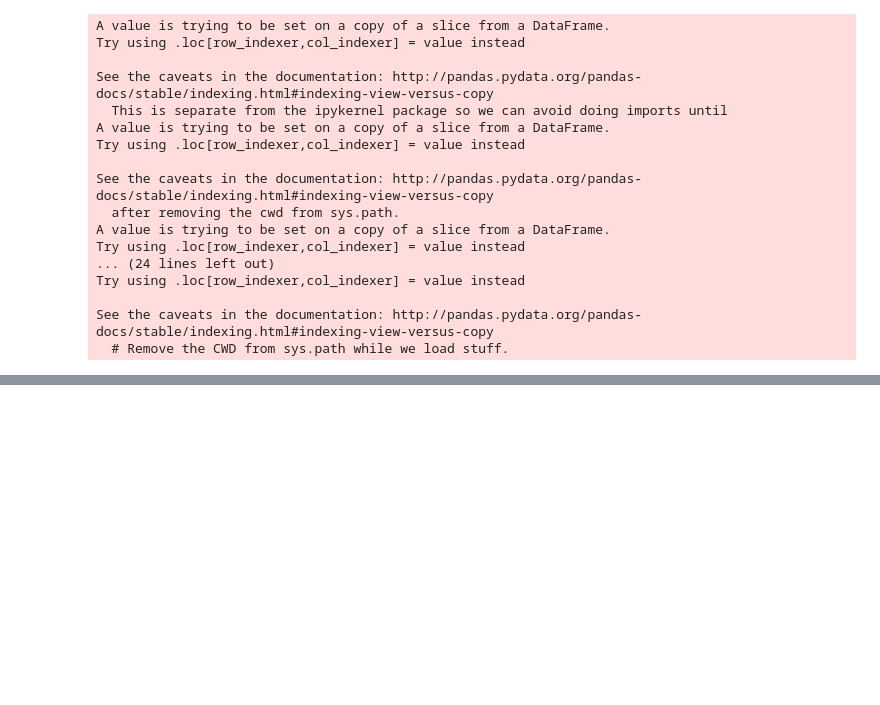
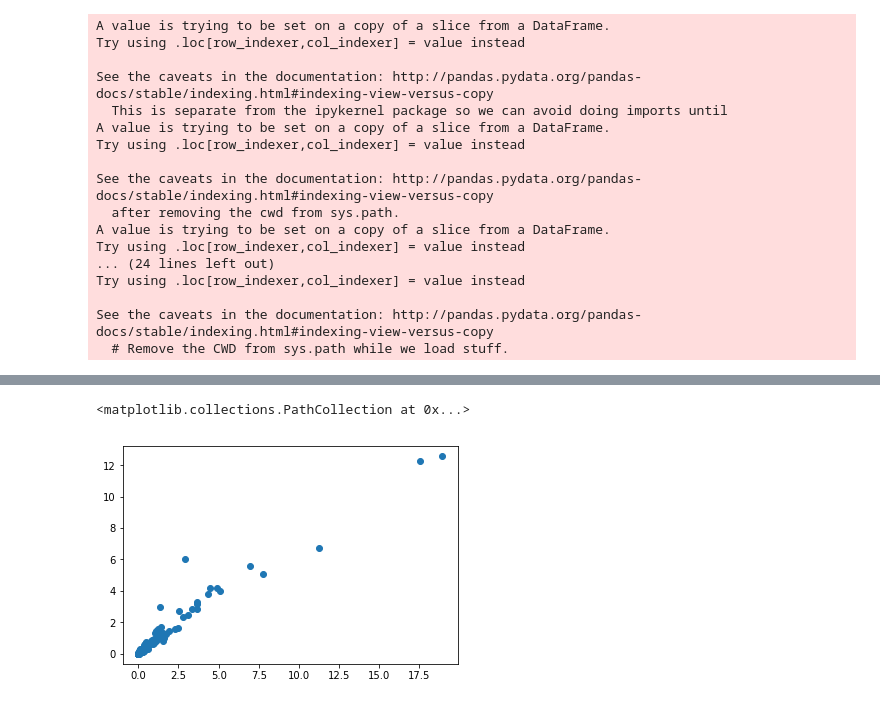
Before and after one commit to MeriemMar/data-labs, a Jupyter notebook: module-2/visualizing-real-world-data-project/your-code/Project.ipynb, the cells around one changed output, grey strips where cells are left out. Cells and saved outputs as stored; diff of their text form; code cells hidden in the pictures; blank space fills up the shorter version.

```diff
--- a/module-2/visualizing-real-world-data-project/your-code/Project.ipynb
+++ b/module-2/visualizing-real-world-data-project/your-code/Project.ipynb
@@ -242,0 +259,5 @@ world.plot(column='deaths');
+# %%
+plt.scatter(df_clean['high_income_2000'], df_clean['high_income_2016'])
+# %% [output]
+<matplotlib.collections.PathCollection at 0x...>
+[figure, added]
```
Also changed, not shown: parts of 19 cells of this notebook.
